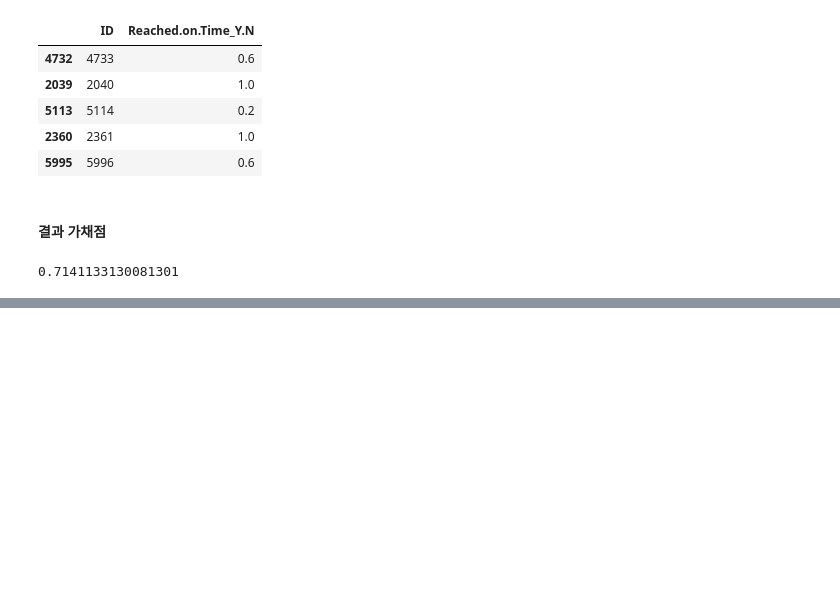
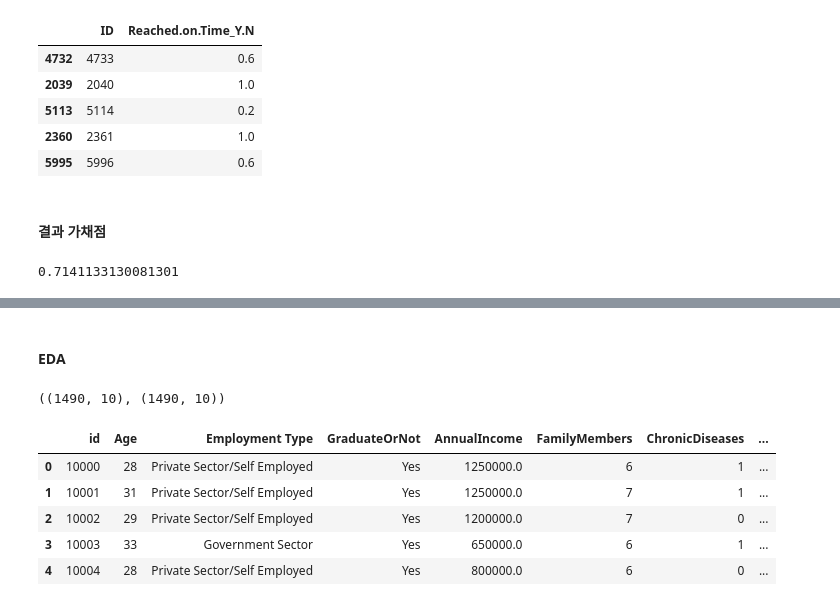
Before and after one commit to zudata/BEAKJOON, a Jupyter notebook: study/Big Data Certification study.ipynb, the cells around one changed output, grey strips where cells are left out. Saved outputs shown, nothing was run; the diff lists cells and outputs as text; code cells hidden in the pictures; blank space fills up the shorter version.

```diff
--- a/study/Big Data Certification study.ipynb
+++ b/study/Big Data Certification study.ipynb
@@ -3452,0 +3469,17 @@ roc_auc_score(y_test['Reached.on.Time_Y.N'], pred[:,1])
+# %% [markdown]
+#### EDA
+# %%
+# 데이터 사이즈
+train.shape, train.shape
+# %% [output]
+((1490, 10), (1490, 10))
+# %%
+# 샘플 확인
+train.head()
+# %% [output]
+|  | id | Age | Employment Type | GraduateOrNot | AnnualIncome | FamilyMembers | ChronicDiseases | ... |
+| 0 | 10000 | 28 | Private Sector/Self Employed | Yes | 1250000.0 | 6 | 1 | ... |
+| 1 | 10001 | 31 | Private Sector/Self Employed | Yes | 1250000.0 | 7 | 1 | ... |
+| 2 | 10002 | 29 | Private Sector/Self Employed | Yes | 1200000.0 | 7 | 0 | ... |
+| 3 | 10003 | 33 | Government Sector | Yes | 650000.0 | 6 | 1 | ... |
+| 4 | 10004 | 28 | Private Sector/Self Employed | Yes | 800000.0 | 6 | 0 | ... |
```
Also changed, not shown: parts of 15 cells of this notebook.
